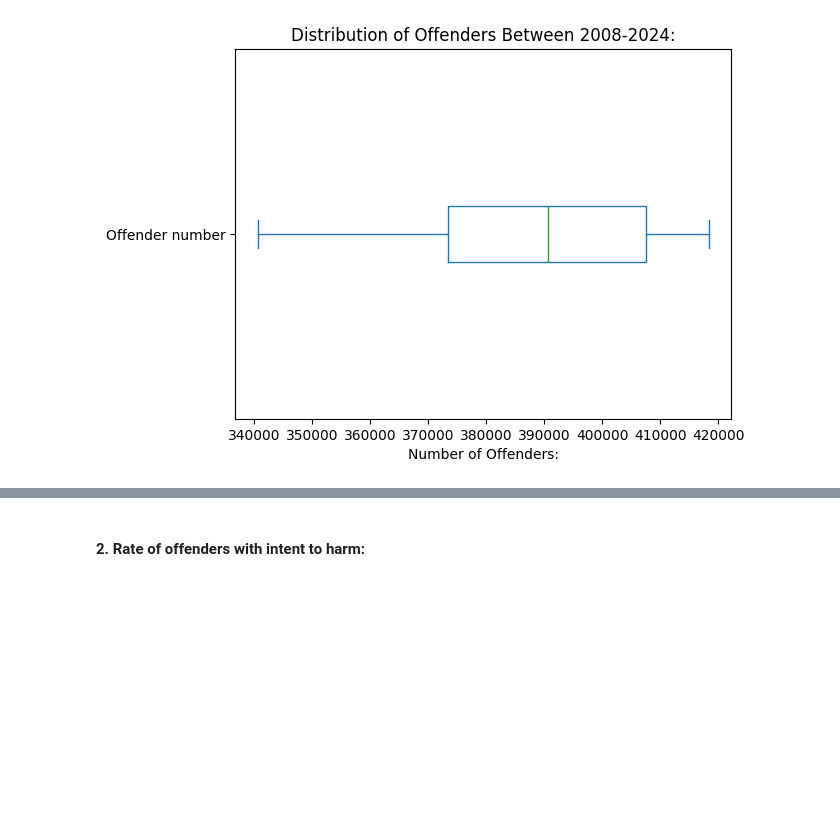
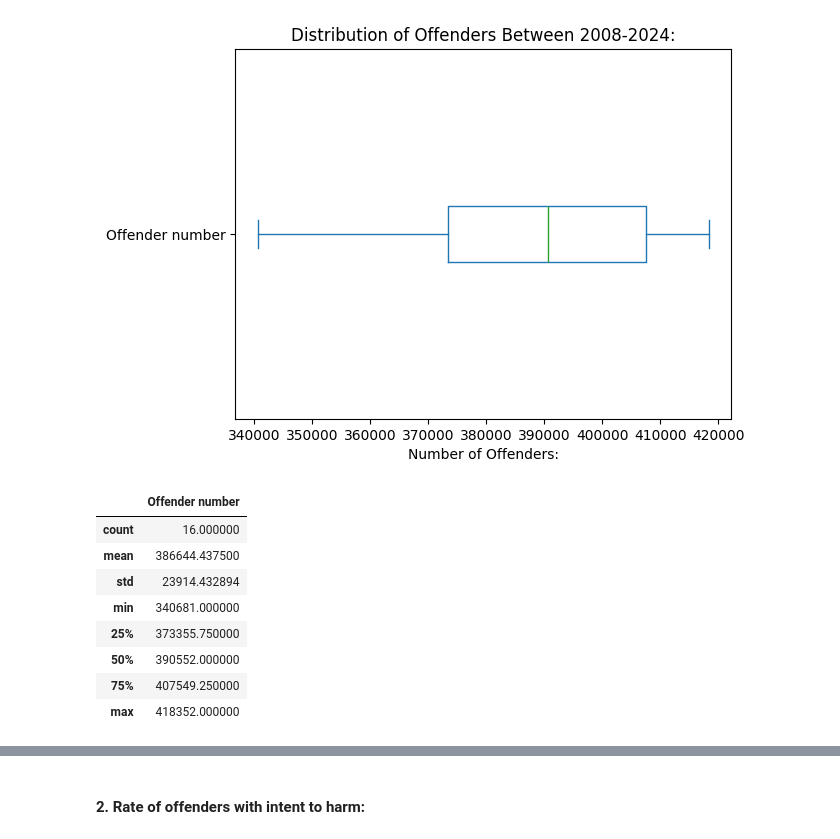
Before and after one commit to leeglb/HomeSurveillance-Project, a Jupyter notebook: crimeratemodel.ipynb, the cells around one changed output, grey strips where cells are left out. Drawn from its saved outputs; the diff is of its cells as text; code cells hidden in the pictures; blank space fills up the shorter version.

```diff
--- a/crimeratemodel.ipynb
+++ b/crimeratemodel.ipynb
@@ -112,3 +118,15 @@ plt.xlabel("Number of Offenders:")
 # %% [output]
 Text(0.5, 0, 'Number of Offenders:')
 [figure]
+# %%
+number_of_offenders_data.describe()
+# %% [output]
+|  | Offender number |
+| count | 16.000000 |
+| mean | 386644.437500 |
+| std | 23914.432894 |
+| min | 340681.000000 |
+| 25% | 373355.750000 |
+| 50% | 390552.000000 |
+| 75% | 407549.250000 |
+| max | 418352.000000 |
```
Also changed, not shown: parts of 17 cells of this notebook.
